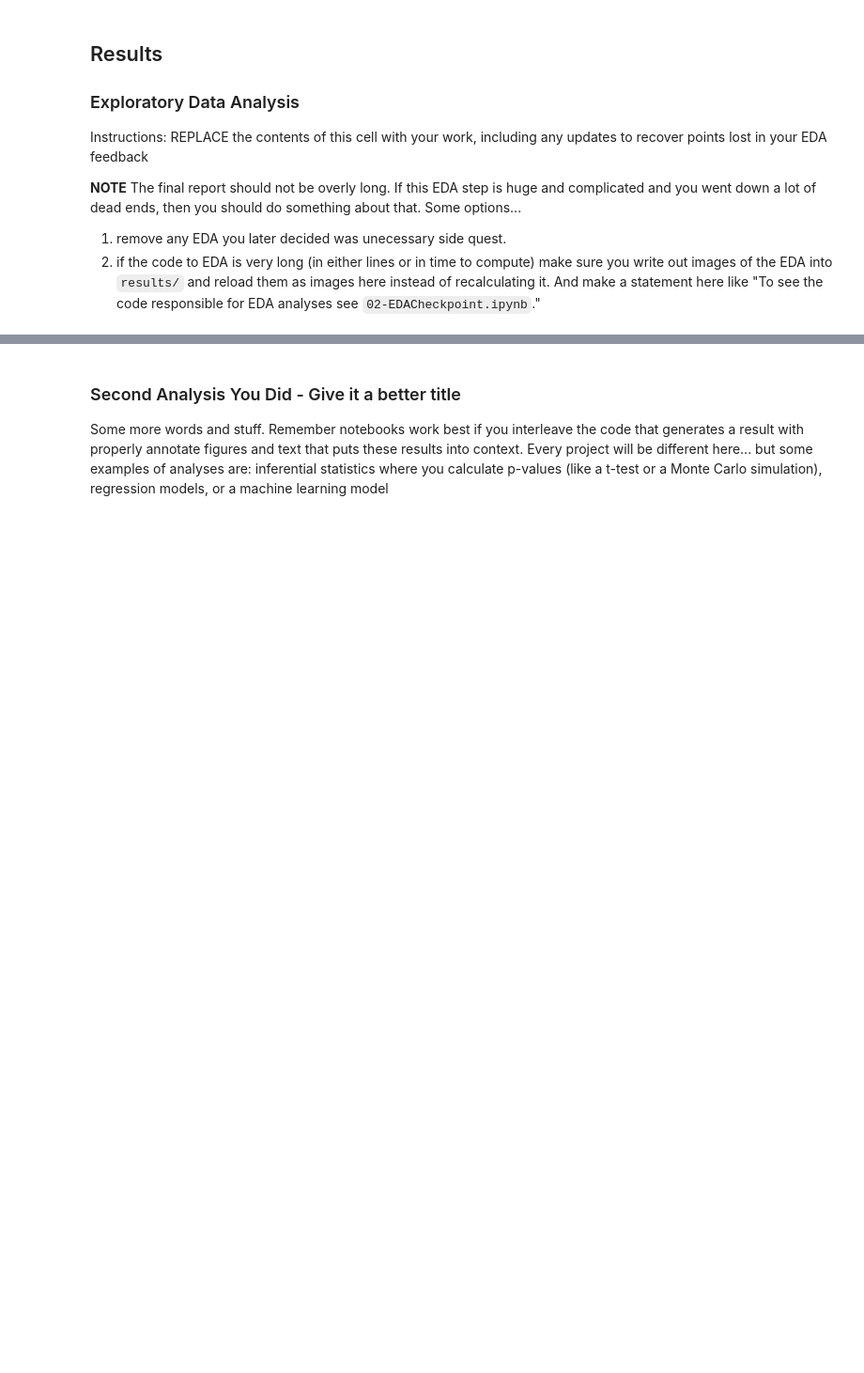
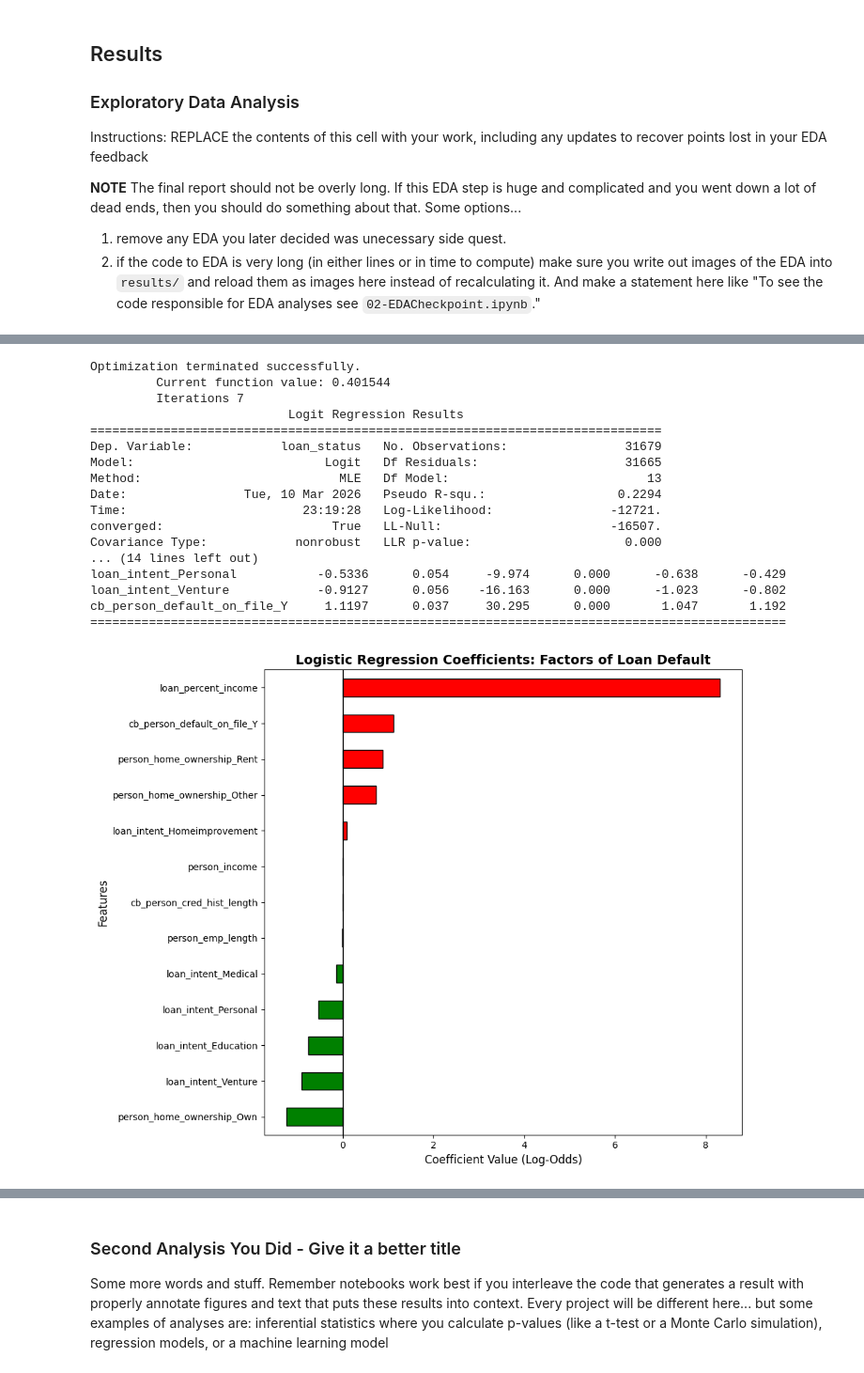
Before and after one commit to COGS108/Group131_WI26, a Jupyter notebook: 03-FinalProject.ipynb, the cells around one changed output, grey strips where cells are left out. Shown at 94% size. Cells and saved outputs as stored; diff of their text form; code cells hidden in the pictures; blank space fills up the shorter version.

Commit message:
logistic regression model

```diff
--- a/03-FinalProject.ipynb
+++ b/03-FinalProject.ipynb
@@ -130,0 +123,69 @@ Some more words and stuff.  Remember notebooks work best if you interleave the c
+# %%
+import pandas as pd
+import statsmodels.api as sm
+import matplotlib.pyplot as plt
+
+# load data
+df = pd.read_csv('data/02-processed/credit_risk_clean.csv')
+
+# one hot encoding the categorical variables
+categorical_cols = ['person_home_ownership', 'loan_intent', 'cb_person_default_on_file']
+df_encoded = pd.get_dummies(df, columns=categorical_cols, drop_first=True)
+
+# define predictors and target
+features = ['person_income', 'loan_percent_income', 'person_emp_length', 'cb_person_cred_hist_length']
+
+# add the dummy columns to our features
+dummy_cols = [col for col in df_encoded.columns if col.startswith(tuple(categorical_cols))]
+X = df_encoded[features + dummy_cols]
+
+# force preditcors and target to be numbers
+X = X.astype(float)
+Y = df_encoded['loan_status'].astype(float)
+
+X = sm.add_constant(X)
+
+# logistic regression model
+logit_model = sm.Logit(Y, X, missing='drop').fit()
+
+# print results
+print(logit_model.summary())
+
+# logistic regression coefficient plot
+# extract coefficients
+coefficients = logit_model.params.drop('const')
+
+# sort coefficients from least to greatest
+coefficients_sorted = coefficients.sort_values()
+
+plt.figure(figsize=(10, 8))
+# color code for positive and negative coeff
+colors = ['red' if coef > 0 else 'green' for coef in coefficients_sorted]
+
+# create horizontal bar chart
+coefficients_sorted.plot(kind='barh', color=colors, edgecolor='black')
+plt.axvline(x=0, color='black', linewidth=1)
+plt.title('Logistic Regression Coefficients: Factors of Loan Default', fontsize=14, fontweight='bold')
+plt.xlabel('Coefficient Value (Log-Odds)', fontsize=12)
+plt.ylabel('Features', fontsize=12)
+plt.tight_layout()
+plt.show()
+# %% [output]
+Optimization terminated successfully.
+         Current function value: 0.401544
+         Iterations 7
+                           Logit Regression Results
+==============================================================================
+Dep. Variable:            loan_status   No. Observations:                31679
+Model:                          Logit   Df Residuals:                    31665
+Method:                           MLE   Df Model:                           13
+Date:                Tue, 10 Mar 2026   Pseudo R-squ.:                  0.2294
+Time:                        23:19:28   Log-Likelihood:                -12721.
+converged:                       True   LL-Null:                       -16507.
+Covariance Type:            nonrobust   LLR p-value:                     0.000
+... (14 lines left out)
+loan_intent_Personal           -0.5336      0.054     -9.974      0.000      -0.638      -0.429
+loan_intent_Venture            -0.9127      0.056    -16.163      0.000      -1.023      -0.802
+cb_person_default_on_file_Y     1.1197      0.037     30.295      0.000       1.047       1.192
+===============================================================================================
+[figure, added]
```
Also changed, not shown: parts of 4 cells of this notebook.
